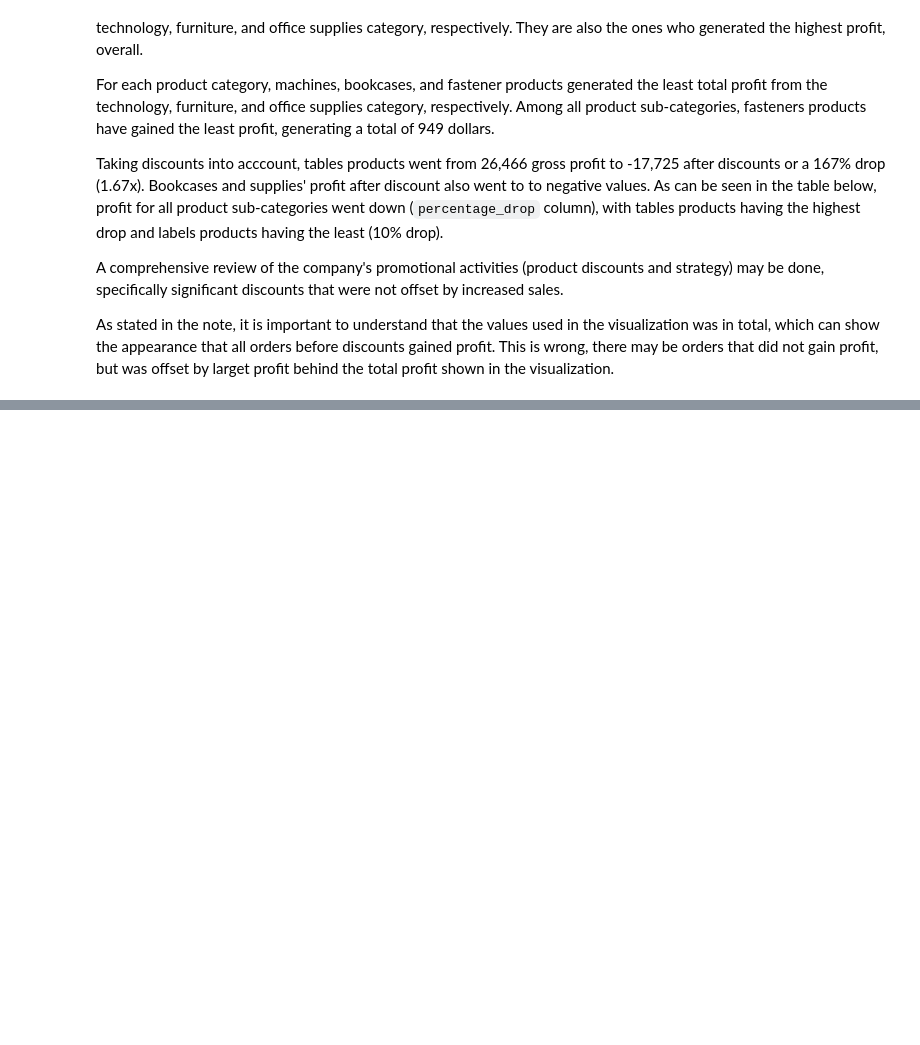
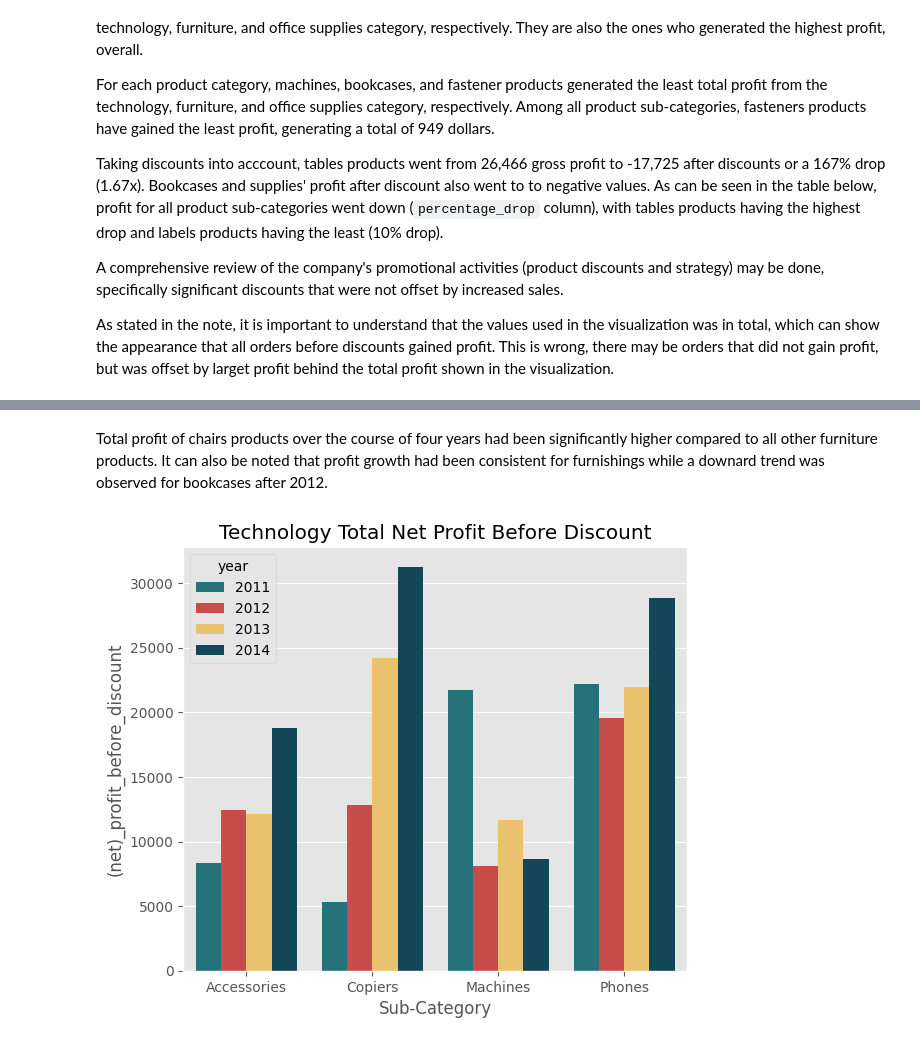
Before and after one commit to mantra0519/Retail_store_analysis, a Jupyter notebook: store_analysis.ipynb, the cells around one changed output, grey strips where cells are left out. Cells and saved outputs as stored; diff of their text form; code cells hidden in the pictures; blank space fills up the shorter version.

```diff
--- a/store_analysis.ipynb
+++ b/store_analysis.ipynb
@@ -655,0 +711,12 @@ As stated in the note, it is important to understand that the values used in the
+# %% [markdown]
+Total profit of chairs products over the course of four years had been significantly higher compared to all other furniture products. It can also be noted that profit growth had been consistent for furnishings while a downard trend was observed for bookcases after 2012.
+# %%
+plt.figure(figsize=(6.5,5.5))
+
+technology=total_profit_b4_dis[total_profit_b4_dis['Category']=='Technology']
+sns.barplot(data=technology,x='Sub-Category',y='(net)_profit_before_discount',hue='year',palette=['#177e89','#db3a34','#ffc857','#084c61'])
+plt.title('Technology Total Net Profit Before Discount')
+
+plt.show()
+# %% [output]
+[figure, added]
```
Also changed, not shown: parts of 26 cells of this notebook.
